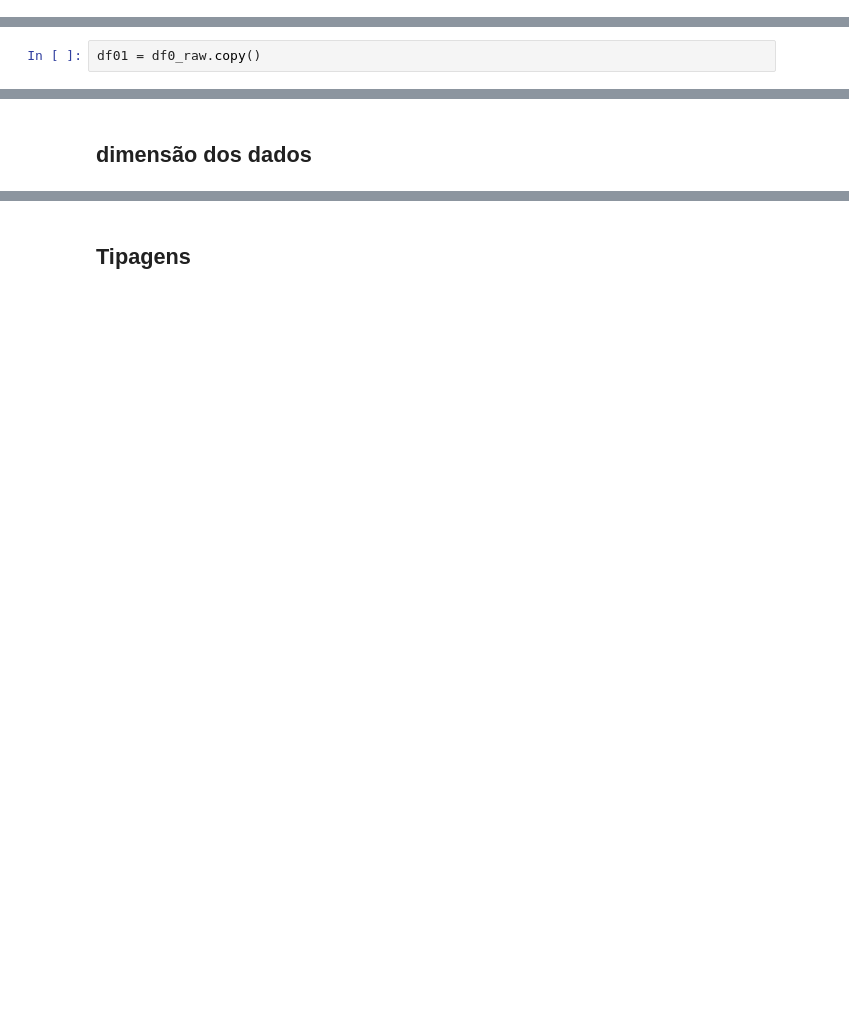
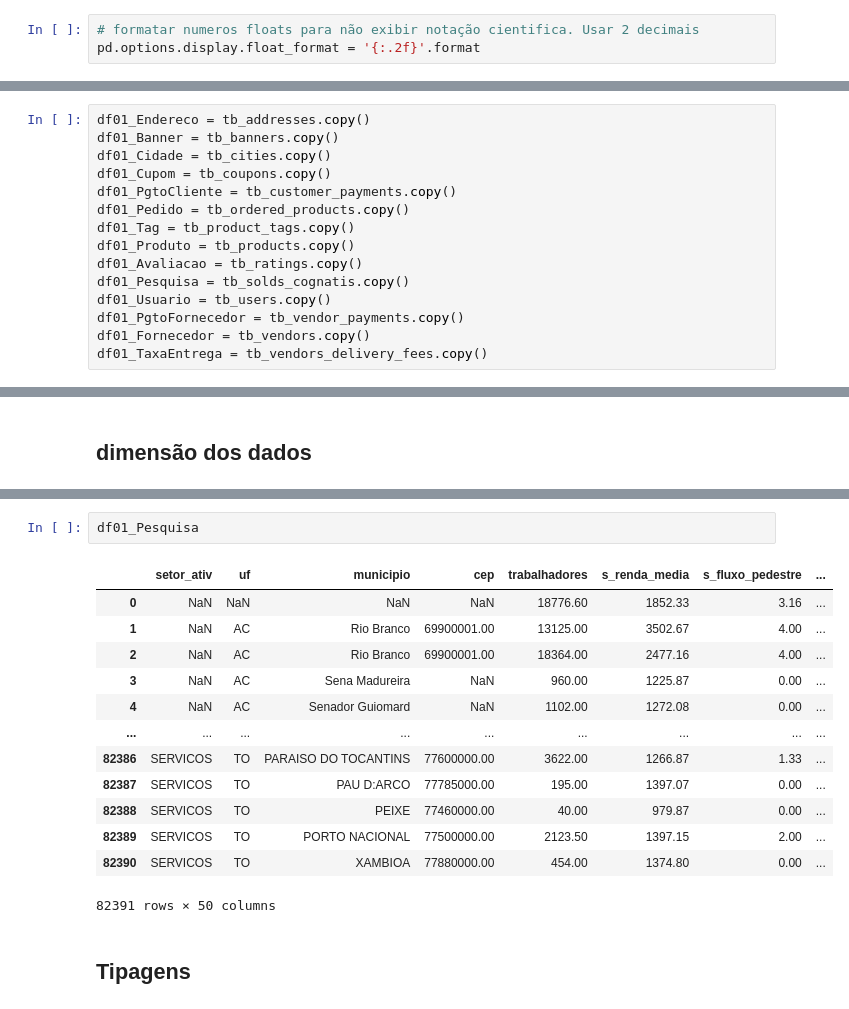
Before and after one commit to ftomazetti/ChallengerNestle, a Jupyter notebook: V1_Métricas.ipynb, the cells around one changed output, grey strips where cells are left out. Drawn from its saved outputs; the diff is of its cells as text; blank space fills up the shorter version.

```diff
--- a/V1_Métricas.ipynb
+++ b/V1_Métricas.ipynb
@@ -57,6 +51,9 @@ from sklearn    import metrics as m
 from matplotlib import pyplot  as plt
 # %% [markdown]
 ## funções
+# %%
+# formatar numeros floats para não exibir notação cientifica. Usar 2 decimais
+pd.options.display.float_format = '{:.2f}'.format
 # %% [markdown]
 ## Importar dados
 # %%
@@ -73,4 +89,17 @@ df0_raw.head()
 # %% [markdown]
 # 1 - Descrição dos dados
 # %%
-df01 = df0_raw.copy()
+df01_Endereco = tb_addresses.copy()
+df01_Banner = tb_banners.copy()
+df01_Cidade = tb_cities.copy()
+df01_Cupom = tb_coupons.copy()
+df01_PgtoCliente = tb_customer_payments.copy()
+df01_Pedido = tb_ordered_products.copy()
+df01_Tag = tb_product_tags.copy()
+df01_Produto = tb_products.copy()
+df01_Avaliacao = tb_ratings.copy()
+df01_Pesquisa = tb_solds_cognatis.copy()
+df01_Usuario = tb_users.copy()
+df01_PgtoFornecedor = tb_vendor_payments.copy()
+df01_Fornecedor = tb_vendors.copy()
+df01_TaxaEntrega = tb_vendors_delivery_fees.copy()
@@ -90,3 +167,19 @@ nro Colunas 18
+# %%
+df01_Pesquisa
+# %% [output]
+|  | setor_ativ | uf | municipio | cep | trabalhadores | s_renda_media | s_fluxo_pedestre | ... |
+| 0 | NaN | NaN | NaN | NaN | 18776.60 | 1852.33 | 3.16 | ... |
+| 1 | NaN | AC | Rio Branco | 69900001.00 | 13125.00 | 3502.67 | 4.00 | ... |
+| 2 | NaN | AC | Rio Branco | 69900001.00 | 18364.00 | 2477.16 | 4.00 | ... |
+| 3 | NaN | AC | Sena Madureira | NaN | 960.00 | 1225.87 | 0.00 | ... |
+| 4 | NaN | AC | Senador Guiomard | NaN | 1102.00 | 1272.08 | 0.00 | ... |
+| ... | ... | ... | ... | ... | ... | ... | ... | ... |
+| 82386 | SERVICOS | TO | PARAISO DO TOCANTINS | 77600000.00 | 3622.00 | 1266.87 | 1.33 | ... |
+| 82387 | SERVICOS | TO | PAU D:ARCO | 77785000.00 | 195.00 | 1397.07 | 0.00 | ... |
+| 82388 | SERVICOS | TO | PEIXE | 77460000.00 | 40.00 | 979.87 | 0.00 | ... |
+| 82389 | SERVICOS | TO | PORTO NACIONAL | 77500000.00 | 2123.50 | 1397.15 | 2.00 | ... |
+| 82390 | SERVICOS | TO | XAMBIOA | 77880000.00 | 454.00 | 1374.80 | 0.00 | ... |
+82391 rows × 50 columns
 # %% [markdown]
 ## Tipagens
 # %%
```
Also changed, not shown: parts of 18 cells of this notebook, 2 other files.
